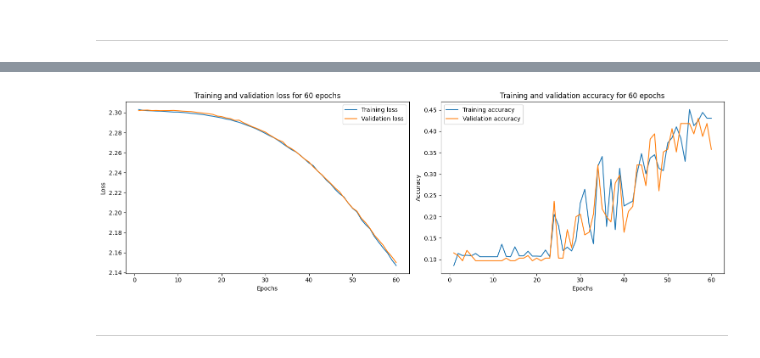
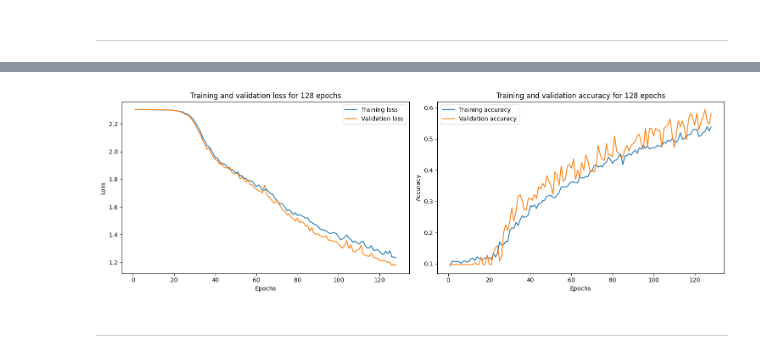
Before and after one commit to ChiliKive/Sign-language-digit-recognition, a Jupyter notebook: Курсова.ipynb, the cells around one changed output, grey strips where cells are left out. Drawn from its saved outputs; the diff is of its cells as text; code cells hidden in the pictures.

```diff
--- a/Курсова.ipynb
+++ b/Курсова.ipynb
@@ -135,7 +135,7 @@ plt.show()
 # %% [markdown]
 # 4 Module
 # %%
-BATCH_SIZE = 1024
+BATCH_SIZE = 128
 
 image_width, image_height = 64, 64
 output_classes = 10
@@ -146,9 +146,9 @@ def compile_model(model):
 	print('Compiling model...')
 	model.compile(optimizer=Adam(), loss='categorical_crossentropy', metrics=['accuracy'])
 
-def fit_model(model, X_train, Y_train, epochs=50, verbose=1):
+def fit_model(model, X_train, Y_train, epochs=50, verbose=1, batch_size=BATCH_SIZE):
 	print('Training model...')
-	training_history = model.fit(X_train, Y_train, batch_size=BATCH_SIZE, epochs=epochs, validation_split=0.1, verbose=verbose)
+	training_history = model.fit(X_train, Y_train, batch_size=batch_size, epochs=epochs, validation_split=0.1, verbose=verbose)
 	return training_history
 
 def evaluate_model(model, X_test, Y_test):
@@ -186,7 +186,7 @@ def plot_training_history(history, epochs):
 	plt.tight_layout()
 	plt.show()
 
-def compile_test_model(model, rgb, msummary=False, epochs=50, verbose=1):
+def compile_test_model(model, rgb, msummary=False, epochs=50, verbose=1, batch_size=BATCH_SIZE):
     if rgb == True:
         input_shape = (64, 64, 3)
         X_rgb = np.stack((X,) * 3, axis=-1)
@@ -198,16 +198,18 @@ def compile_test_model(model, rgb, msummary=False, epochs=50, verbose=1):
     compile_model(model)
     if msummary == True:
         print(model.summary())
-    training_history = fit_model(model, X_train, Y_train, epochs, verbose=verbose)
+    training_history = fit_model(model, X_train, Y_train, epochs, verbose=verbose, batch_size=batch_size)
     evaluate_model(model, X_test, Y_test)
     plot_training_history(training_history, epochs)
 
 
-def create_custom_model(base_model_class, chanels, finneur=512, image_width=64, image_height=64, output_classes=10):
+def create_custom_model(base_model_class, chanels, overfit=True ,finneur=512, image_width=64, image_height=64, output_classes=10):
     base_model = base_model_class(weights=None, include_top=False, input_shape=(image_width, image_height, chanels))
     x = base_model.output
     x = Flatten()(x)
     x = Dense(finneur, activation='relu')(x)
+    if overfit == True:
+        x = Dropout(0.5)(x)
     predictions = Dense(output_classes, activation='softmax')(x)
     model = Model(inputs=base_model.input, outputs=predictions)
 
@@ -351,6 +357,6 @@ Evaluating model...
 # %%
 model = create_custom_model(VGG16, 3)
-compile_test_model(model, rgb=True, msummary=False, epochs=60, verbose=0)
+compile_test_model(model, rgb=True, msummary=False, epochs=128, verbose=0, batch_size=128)
 # %% [output]
 Compiling model...
 Training model...
@@ -363,3 +369,3 @@ Evaluating model...
-[figure, old version]
+[figure, new version]
 # %% [markdown]
 ---
```
Also changed, not shown: parts of 12 cells of this notebook.
